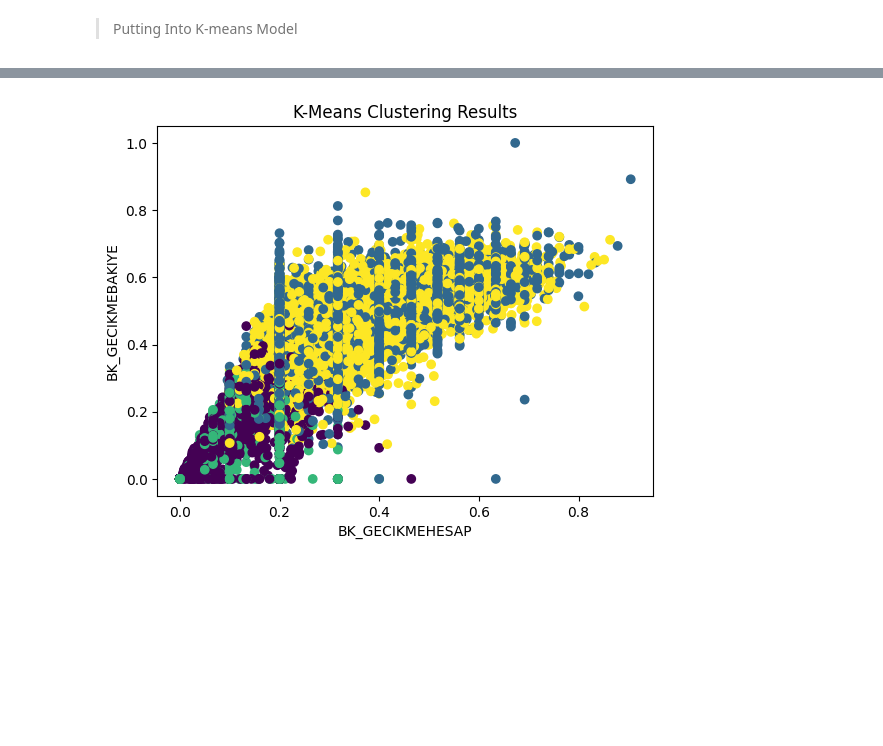
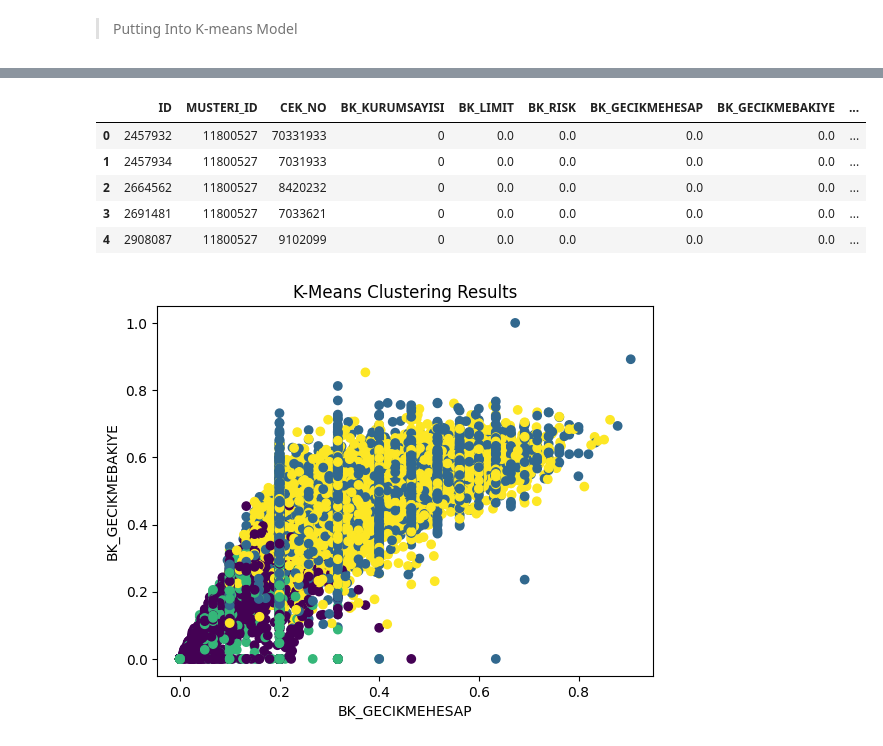
Before and after one commit to EmirhanServeren/factoring-customer-segmentation, a Jupyter notebook: segmentation.ipynb, the cells around one changed output, grey strips where cells are left out. Saved outputs shown, nothing was run; the diff lists cells and outputs as text; code cells hidden in the pictures; blank space fills up the shorter version.

```diff
--- a/segmentation.ipynb
+++ b/segmentation.ipynb
@@ -992,3 +977,15 @@ g_company_type.head(10)
+# %%
+# append cluster labels from g_company_type to the original DataFrame named g_company_type_df
+# merge them using common ID named MUSTERI_ID
+g_company_type_df = pd.merge(g_company_type_df, g_company_type[['cluster_labels']], on='MUSTERI_ID')
+g_company_type_df.head(10)
+# %% [output]
+|  | ID | MUSTERI_ID | CEK_NO | BK_KURUMSAYISI | BK_LIMIT | BK_RISK | BK_GECIKMEHESAP | BK_GECIKMEBAKIYE | ... |
+| 0 | 2457932 | 11800527 | 70331933 | 0 | 0.0 | 0.0 | 0.0 | 0.0 | ... |
+| 1 | 2457934 | 11800527 | 7031933 | 0 | 0.0 | 0.0 | 0.0 | 0.0 | ... |
+| 2 | 2664562 | 11800527 | 8420232 | 0 | 0.0 | 0.0 | 0.0 | 0.0 | ... |
+| 3 | 2691481 | 11800527 | 7033621 | 0 | 0.0 | 0.0 | 0.0 | 0.0 | ... |
+| 4 | 2908087 | 11800527 | 9102099 | 0 | 0.0 | 0.0 | 0.0 | 0.0 | ... |
 # %%
 scatter=plt.scatter(g_company_type['BK_GECIKMEHESAP'], g_company_type['BK_GECIKMEBAKIYE'], c=g_company_type['cluster_labels'])
 
```
Also changed, not shown: parts of 1 cell of this notebook.
